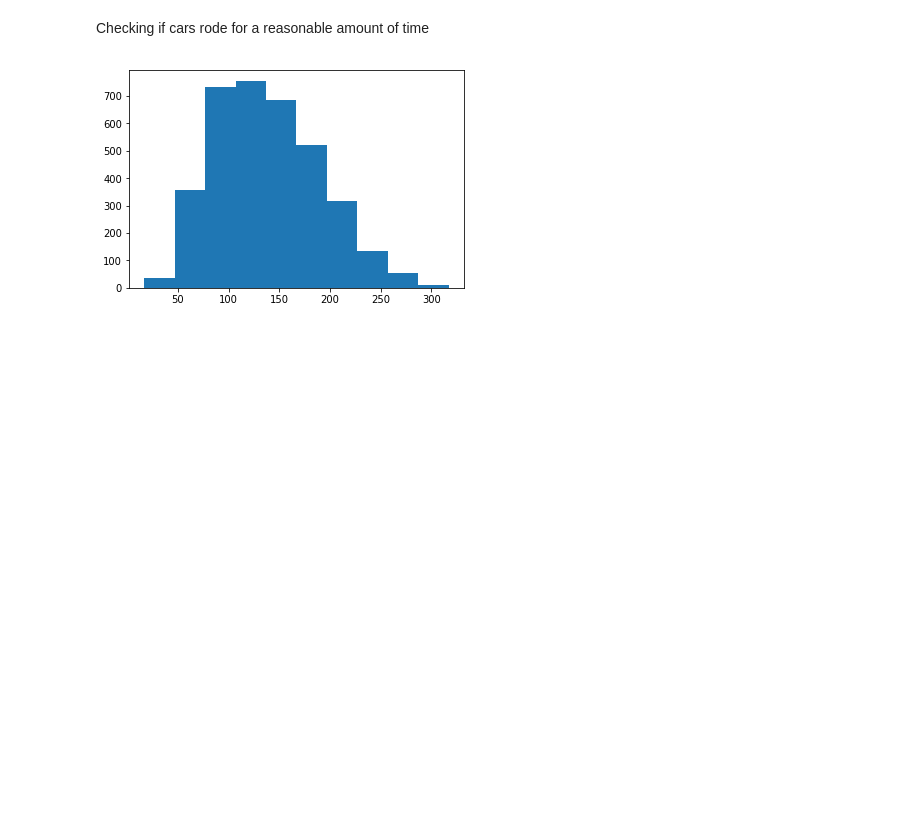
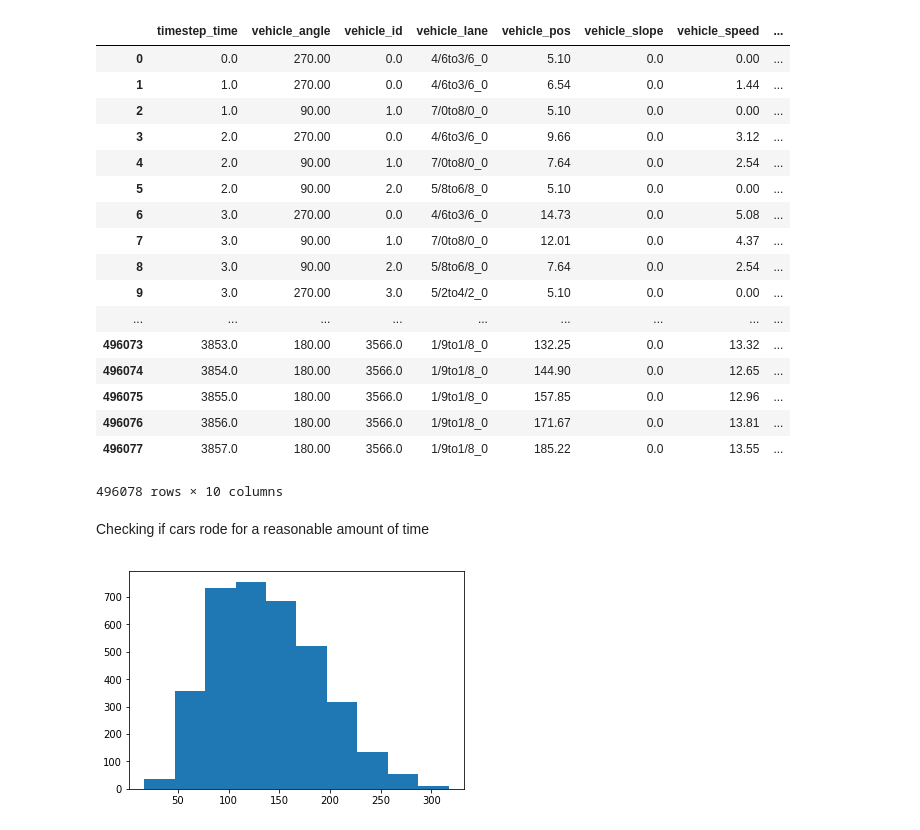
Before and after one commit to JuanMantica123/vanet_simulator, a Jupyter notebook: VANET_manhattan_simulation.ipynb, the cells around one changed output. Cells and saved outputs as stored; diff of their text form; code cells hidden in the pictures; blank space fills up the shorter version.

```diff
--- a/VANET_manhattan_simulation.ipynb
+++ b/VANET_manhattan_simulation.ipynb
@@ -11,6 +11,27 @@ import vanet_tools as vp
 # %%
 df = pd.read_csv("manhattan_out.csv",delimiter=";").dropna()
 MICROCLOUD_RANGE=150
+# %%
+df
+# %% [output]
+|  | timestep_time | vehicle_angle | vehicle_id | vehicle_lane | vehicle_pos | vehicle_slope | vehicle_speed | ... |
+| 0 | 0.0 | 270.00 | 0.0 | 4/6to3/6_0 | 5.10 | 0.0 | 0.00 | ... |
+| 1 | 1.0 | 270.00 | 0.0 | 4/6to3/6_0 | 6.54 | 0.0 | 1.44 | ... |
+| 2 | 1.0 | 90.00 | 1.0 | 7/0to8/0_0 | 5.10 | 0.0 | 0.00 | ... |
+| 3 | 2.0 | 270.00 | 0.0 | 4/6to3/6_0 | 9.66 | 0.0 | 3.12 | ... |
+| 4 | 2.0 | 90.00 | 1.0 | 7/0to8/0_0 | 7.64 | 0.0 | 2.54 | ... |
+| 5 | 2.0 | 90.00 | 2.0 | 5/8to6/8_0 | 5.10 | 0.0 | 0.00 | ... |
+| 6 | 3.0 | 270.00 | 0.0 | 4/6to3/6_0 | 14.73 | 0.0 | 5.08 | ... |
+| 7 | 3.0 | 90.00 | 1.0 | 7/0to8/0_0 | 12.01 | 0.0 | 4.37 | ... |
+| 8 | 3.0 | 90.00 | 2.0 | 5/8to6/8_0 | 7.64 | 0.0 | 2.54 | ... |
+| 9 | 3.0 | 270.00 | 3.0 | 5/2to4/2_0 | 5.10 | 0.0 | 0.00 | ... |
+| ... | ... | ... | ... | ... | ... | ... | ... | ... |
+| 496073 | 3853.0 | 180.00 | 3566.0 | 1/9to1/8_0 | 132.25 | 0.0 | 13.32 | ... |
+| 496074 | 3854.0 | 180.00 | 3566.0 | 1/9to1/8_0 | 144.90 | 0.0 | 12.65 | ... |
+| 496075 | 3855.0 | 180.00 | 3566.0 | 1/9to1/8_0 | 157.85 | 0.0 | 12.96 | ... |
+| 496076 | 3856.0 | 180.00 | 3566.0 | 1/9to1/8_0 | 171.67 | 0.0 | 13.81 | ... |
+| 496077 | 3857.0 | 180.00 | 3566.0 | 1/9to1/8_0 | 185.22 | 0.0 | 13.55 | ... |
+496078 rows × 10 columns
 # %% [markdown]
 Checking if cars rode for a reasonable amount of time
 # %%
```
Also changed, not shown: parts of 12 cells of this notebook, 3 other files.
